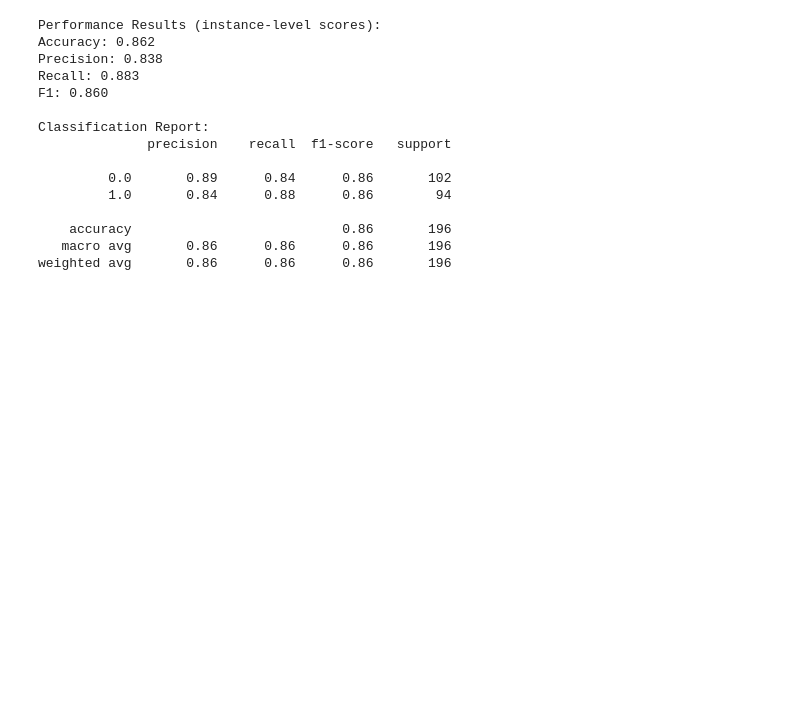
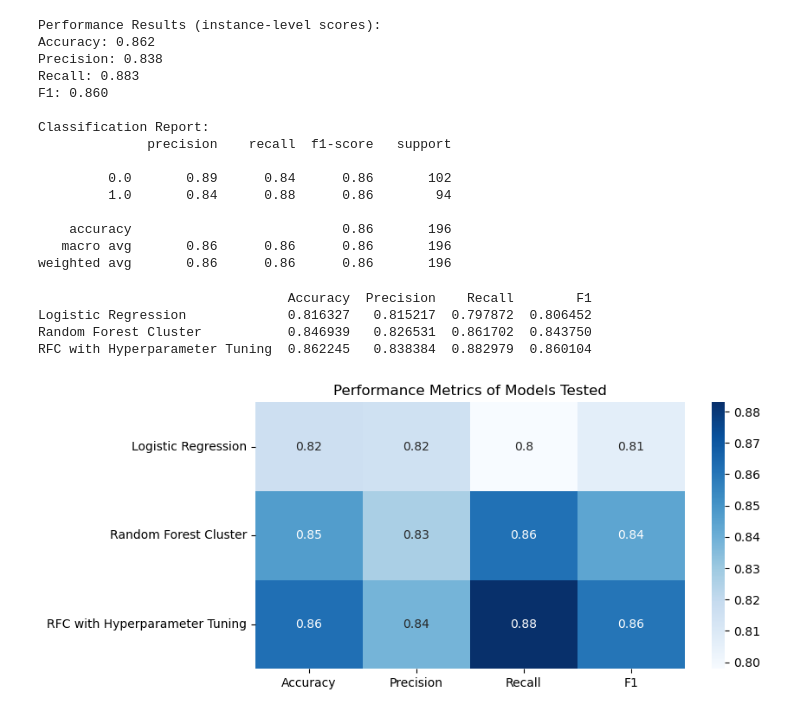
Before and after one commit to kyuhmi/4210-ml-project, a Jupyter notebook: heart_disease.ipynb, the cells around one changed output. Saved outputs shown, nothing was run; the diff lists cells and outputs as text; code cells hidden in the pictures; blank space fills up the shorter version.

Commit message:
added final graph

```diff
--- a/heart_disease.ipynb
+++ b/heart_disease.ipynb
@@ -290,6 +292,11 @@ def acc_prec_rec(y_test, y_pred, printfn):
     printfn(f"Recall: {recall:.3f}")
     printfn(f"F1: {f1:.3f}")
 
+    new_entry = {'Accuracy': accuracy, 'Precision': precision, 'Recall': recall, 'F1': f1}
+    return new_entry
+
+
+
 def plot_loss(model):
     sns.set_style("whitegrid")
     plt.plot(model.loss_)
@@ -322,8 +329,9 @@ cm = confusion_matrix(y_test, y_pred)
 show_confusion_mtx(cm)
 
 # acc, prec, recall.
-acc_prec_rec(y_test, y_pred, print)
+entry = acc_prec_rec(y_test, y_pred, print)
 print()
+test_results.loc["Logistic Regression"] = entry
 
 # more detailed data
 print("Classification Report:")
@@ -366,8 +374,9 @@ cm = confusion_matrix(y_test, y_pred)
 show_confusion_mtx(cm)
 
 # acc, prec, recall.
-acc_prec_rec(y_test, y_pred, print)
+entry = acc_prec_rec(y_test, y_pred, print)
 print()
+test_results.loc["Random Forest Cluster"] = entry
 
 # more detailed data
 print("Classification Report:")
@@ -435,8 +444,9 @@ cm = confusion_matrix(y_test, y_pred)
 show_confusion_mtx(cm)
 
 # acc, prec, recall.
-acc_prec_rec(y_test, y_pred, print)
+entry = acc_prec_rec(y_test, y_pred, print)
 print()
+test_results.loc["RFC with Hyperparameter Tuning"] = entry
 
 # more detailed data
 print("Classification Report:")
@@ -461,3 +471,18 @@ Classification Report:
     accuracy                           0.86       196
    macro avg       0.86      0.86      0.86       196
 weighted avg       0.86      0.86      0.86       196
+# %%
+# display a table showing accuracy, precision, recall, and F1.
+
+print(test_results)
+
+plt.figure(figsize=(8,4))
+sns.heatmap(test_results, annot=True, cmap='Blues')
+plt.title('Performance Metrics of Models Tested')
+plt.show()
+# %% [output]
+                                Accuracy  Precision    Recall        F1
+Logistic Regression             0.816327   0.815217  0.797872  0.806452
+Random Forest Cluster           0.846939   0.826531  0.861702  0.843750
+RFC with Hyperparameter Tuning  0.862245   0.838384  0.882979  0.860104
+[figure, added]
```
Also changed, not shown: parts of 2 cells of this notebook.
